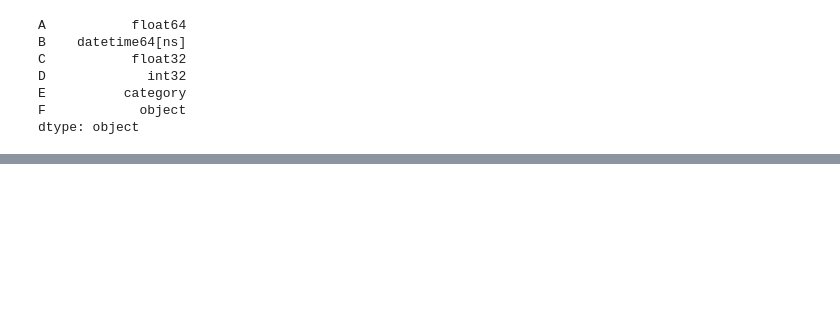
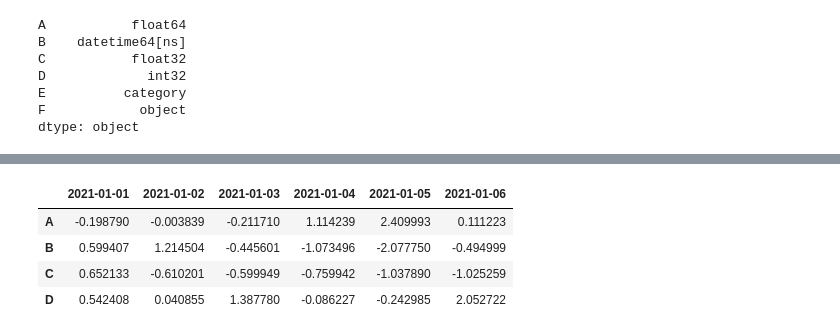
Before and after one commit to LuziaAm/Python, a Jupyter notebook: primeiroPassosPandas.ipynb, the cells around one changed output, grey strips where cells are left out. Cells and saved outputs as stored; diff of their text form; code cells hidden in the pictures; blank space fills up the shorter version.

```diff
--- a/primeiroPassosPandas.ipynb
+++ b/primeiroPassosPandas.ipynb
@@ -63,0 +159,8 @@ dtype: object
+# %%
+df.T #Ordenou por indice
+# %% [output]
+|  | 2021-01-01 | 2021-01-02 | 2021-01-03 | 2021-01-04 | 2021-01-05 | 2021-01-06 |
+| A | -0.198790 | -0.003839 | -0.211710 | 1.114239 | 2.409993 | 0.111223 |
+| B | 0.599407 | 1.214504 | -0.445601 | -1.073496 | -2.077750 | -0.494999 |
+| C | 0.652133 | -0.610201 | -0.599949 | -0.759942 | -1.037890 | -1.025259 |
+| D | 0.542408 | 0.040855 | 1.387780 | -0.086227 | -0.242985 | 2.052722 |
```
Also changed, not shown: parts of 15 cells of this notebook.
